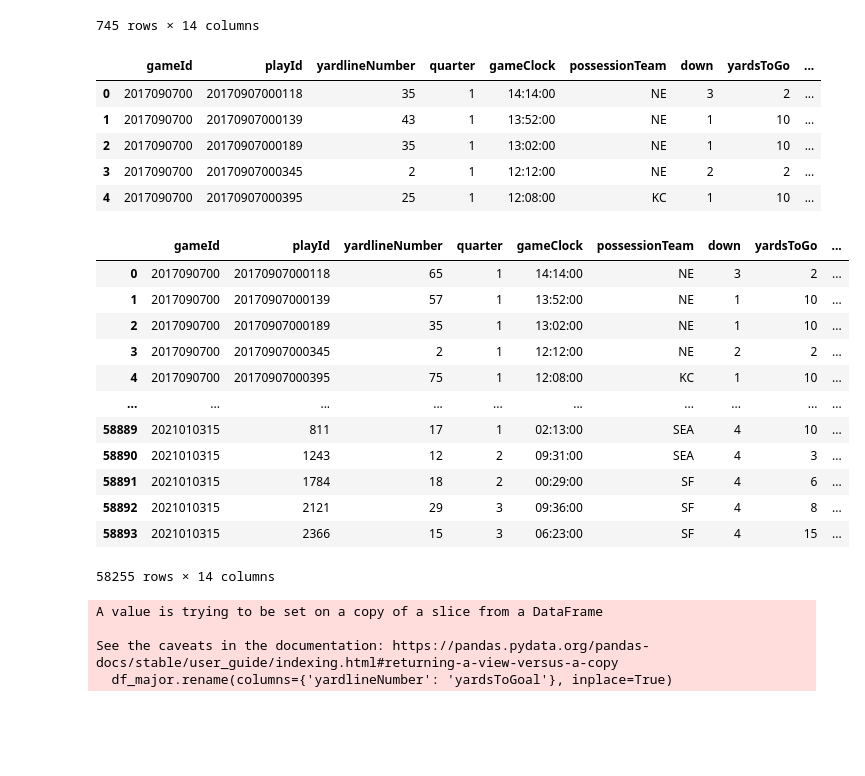
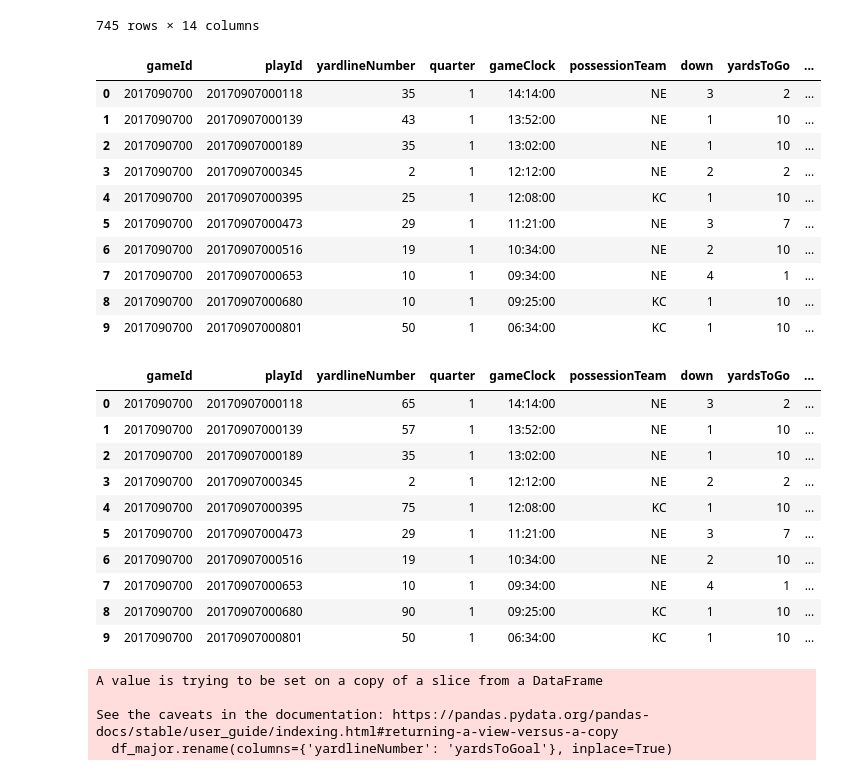
Before and after one commit to chazmorton/NFL-Play-Type-Prediction, a Jupyter notebook: Overall Dataframe.ipynb, the cells around one changed output. Drawn from its saved outputs; the diff is of its cells as text; code cells hidden in the pictures; blank space fills up the shorter version.

```diff
--- a/Overall Dataframe.ipynb
+++ b/Overall Dataframe.ipynb
@@ -441,7 +487,7 @@ rows_with_nan
 | 56185 | 2021010309 | 172 | 50 | 1 | 12:39:00 | PHI | 4 | 2 | ... |
 745 rows × 14 columns
 # %%
-df_major.head(5)
+df_major.head(10)
 # %% [output]
 |  | gameId | playId | yardlineNumber | quarter | gameClock | possessionTeam | down | yardsToGo | ... |
 | 0 | 2017090700 | 20170907000118 | 35 | 1 | 14:14:00 | NE | 3 | 2 | ... |
@@ -449,6 +495,11 @@ df_major.head(5)
 | 2 | 2017090700 | 20170907000189 | 35 | 1 | 13:02:00 | NE | 1 | 10 | ... |
 | 3 | 2017090700 | 20170907000345 | 2 | 1 | 12:12:00 | NE | 2 | 2 | ... |
 | 4 | 2017090700 | 20170907000395 | 25 | 1 | 12:08:00 | KC | 1 | 10 | ... |
+| 5 | 2017090700 | 20170907000473 | 29 | 1 | 11:21:00 | NE | 3 | 7 | ... |
+| 6 | 2017090700 | 20170907000516 | 19 | 1 | 10:34:00 | NE | 2 | 10 | ... |
+| 7 | 2017090700 | 20170907000653 | 10 | 1 | 09:34:00 | NE | 4 | 1 | ... |
+| 8 | 2017090700 | 20170907000680 | 10 | 1 | 09:25:00 | KC | 1 | 10 | ... |
+| 9 | 2017090700 | 20170907000801 | 50 | 1 | 06:34:00 | KC | 1 | 10 | ... |
 # %%
 def changeYardLine(df):
     # Iterate through rows and update values based on a condition
@@ -457,21 +508,19 @@ def changeYardLine(df):
             df.at[index, 'yardlineNumber'] = 100 - df.at[index, 'yardlineNumber']
 # %%
 changeYardLine(df_major)
-df_major
+df_major.head(10)
 # %% [output]
 |  | gameId | playId | yardlineNumber | quarter | gameClock | possessionTeam | down | yardsToGo | ... |
 | 0 | 2017090700 | 20170907000118 | 65 | 1 | 14:14:00 | NE | 3 | 2 | ... |
 | 1 | 2017090700 | 20170907000139 | 57 | 1 | 13:52:00 | NE | 1 | 10 | ... |
 | 2 | 2017090700 | 20170907000189 | 35 | 1 | 13:02:00 | NE | 1 | 10 | ... |
 | 3 | 2017090700 | 20170907000345 | 2 | 1 | 12:12:00 | NE | 2 | 2 | ... |
 | 4 | 2017090700 | 20170907000395 | 75 | 1 | 12:08:00 | KC | 1 | 10 | ... |
-| ... | ... | ... | ... | ... | ... | ... | ... | ... | ... |
-| 58889 | 2021010315 | 811 | 17 | 1 | 02:13:00 | SEA | 4 | 10 | ... |
-| 58890 | 2021010315 | 1243 | 12 | 2 | 09:31:00 | SEA | 4 | 3 | ... |
-| 58891 | 2021010315 | 1784 | 18 | 2 | 00:29:00 | SF | 4 | 6 | ... |
-| 58892 | 2021010315 | 2121 | 29 | 3 | 09:36:00 | SF | 4 | 8 | ... |
-| 58893 | 2021010315 | 2366 | 15 | 3 | 06:23:00 | SF | 4 | 15 | ... |
+| 5 | 2017090700 | 20170907000473 | 29 | 1 | 11:21:00 | NE | 3 | 7 | ... |
+| 6 | 2017090700 | 20170907000516 | 19 | 1 | 10:34:00 | NE | 2 | 10 | ... |
+| 7 | 2017090700 | 20170907000653 | 10 | 1 | 09:34:00 | NE | 4 | 1 | ... |
+| 8 | 2017090700 | 20170907000680 | 90 | 1 | 09:25:00 | KC | 1 | 10 | ... |
+| 9 | 2017090700 | 20170907000801 | 50 | 1 | 06:34:00 | KC | 1 | 10 | ... |
-58255 rows × 14 columns
 # %%
 df_major.rename(columns={'yardlineNumber': 'yardsToGoal'}, inplace=True)
 # %% [output]
```
Also changed, not shown: parts of 27 cells of this notebook.
